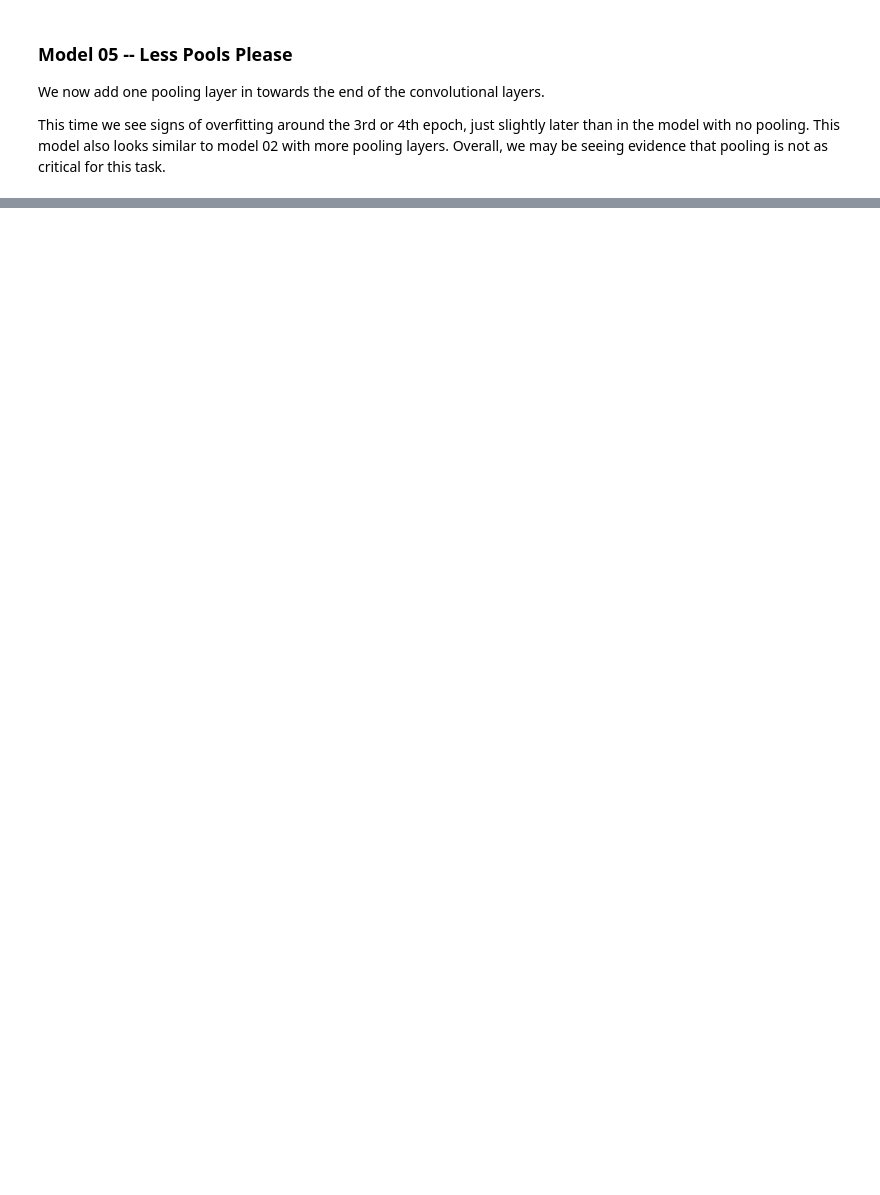
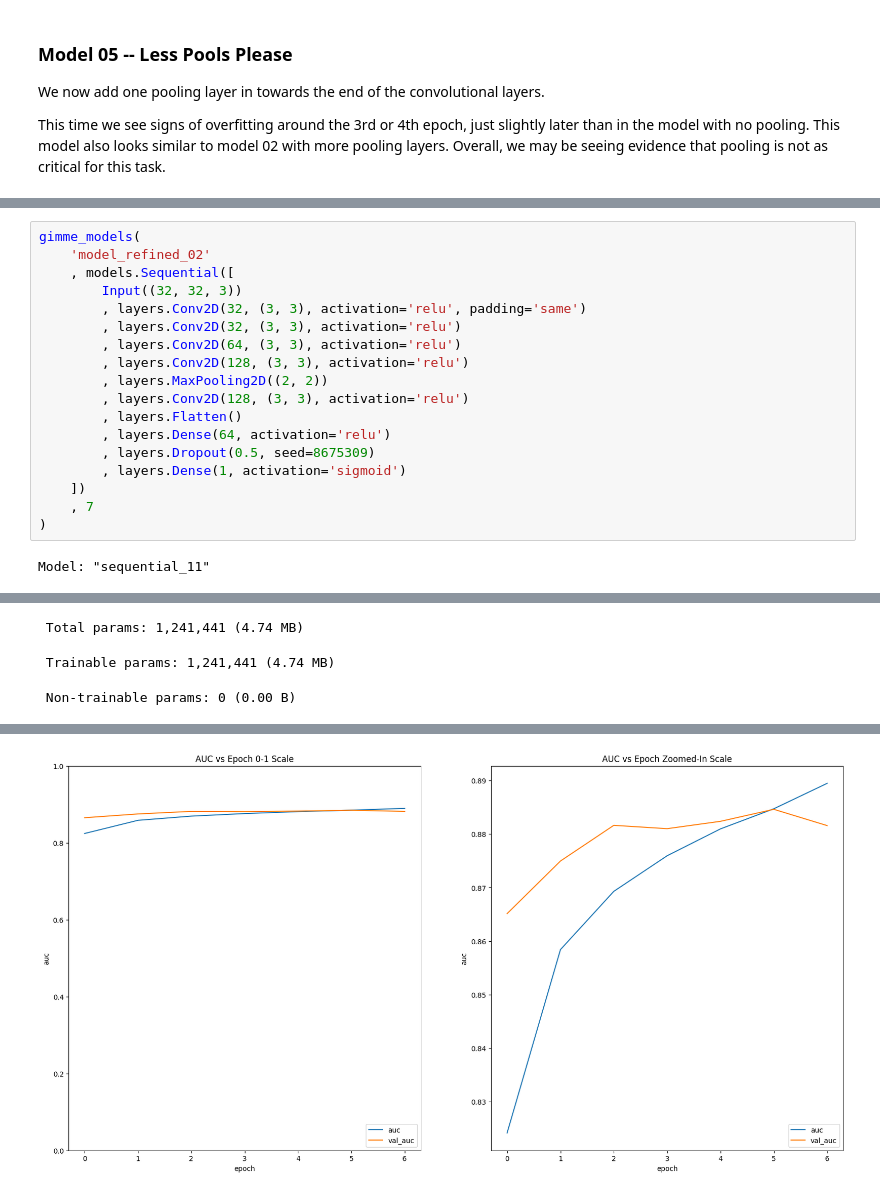
Before and after one commit to jhleakakos/cnn-cancer-detection, a Jupyter notebook: so_convolved.ipynb, the cells around one changed output, grey strips where cells are left out. Drawn from its saved outputs; the diff is of its cells as text; blank space fills up the shorter version.

```diff
--- a/so_convolved.ipynb
+++ b/so_convolved.ipynb
@@ -971,0 +1030,20 @@ Epoch 4/4
+# %%
+gimme_models(
+    'model_refined_02'
+    , models.Sequential([
+        Input((32, 32, 3))
+        , layers.Conv2D(32, (3, 3), activation='relu', padding='same')
+        , layers.Conv2D(32, (3, 3), activation='relu')
+        , layers.Conv2D(64, (3, 3), activation='relu')
+        , layers.Conv2D(128, (3, 3), activation='relu')
+        , layers.MaxPooling2D((2, 2))
+        , layers.Conv2D(128, (3, 3), activation='relu')
+        , layers.Flatten()
+        , layers.Dense(64, activation='relu')
+        , layers.Dropout(0.5, seed=8675309)
+        , layers.Dense(1, activation='sigmoid')
+    ])
+    , 7
+)
+# %% [output]
+Model: "sequential_11"
@@ -971,0 +1067,3 @@ Epoch 4/4
+ Total params: 1,241,441 (4.74 MB)
+ Trainable params: 1,241,441 (4.74 MB)
+ Non-trainable params: 0 (0.00 B)
@@ -971,0 +1089 @@ Epoch 4/4
+[figure, added]
```
Also changed, not shown: parts of 31 cells of this notebook.
